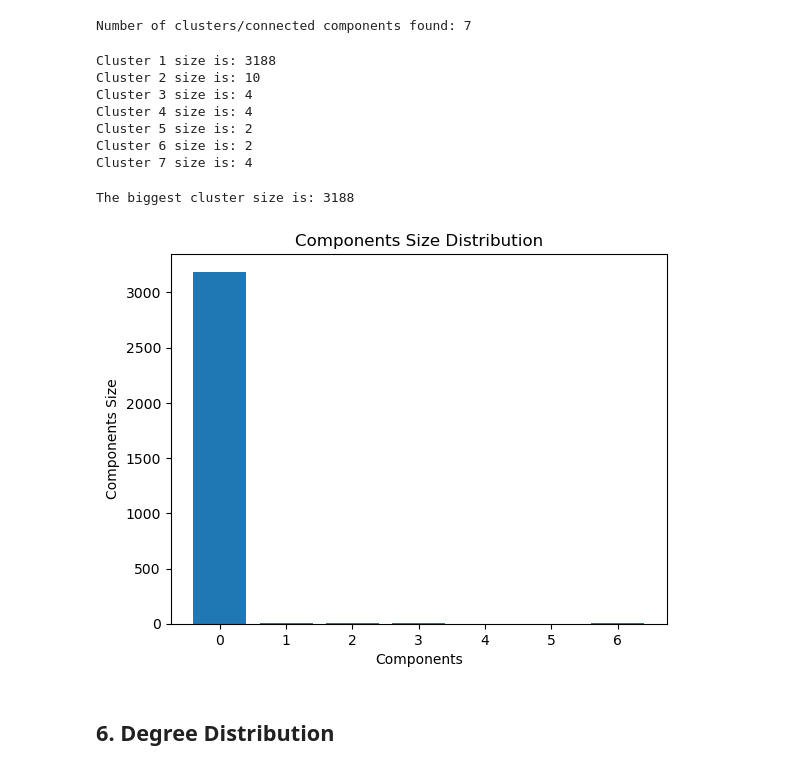
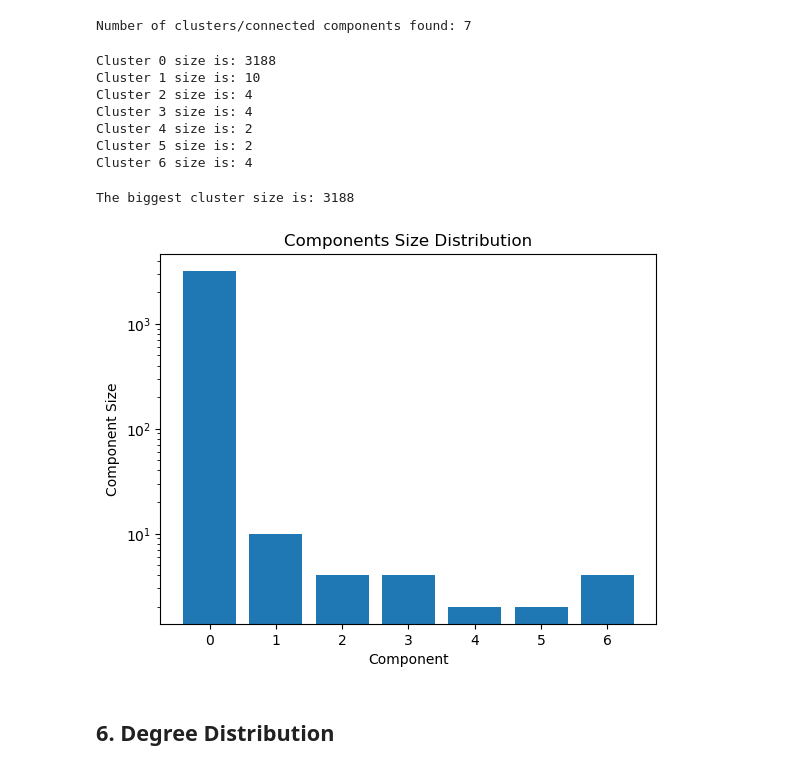
Before and after one commit to dlleonardo/openflights-airport-network-analysis, a Jupyter notebook: main.ipynb, the cells around one changed output. Drawn from its saved outputs; the diff is of its cells as text; code cells hidden in the pictures.

```diff
--- a/main.ipynb
+++ b/main.ipynb
@@ -130,19 +126,19 @@ print(f'Number of clusters/connected components found: {len(clusters)}')
 Number of clusters/connected components found: 7
 # %%
 # Calculating each cluster size
-i = 1
+i = 0
 
 for c in clusters:
     print(f'Cluster {i} size is: {len(c)}')
     i = i + 1
 # %% [output]
-Cluster 1 size is: 3188
-Cluster 2 size is: 10
+Cluster 0 size is: 3188
+Cluster 1 size is: 10
+Cluster 2 size is: 4
 Cluster 3 size is: 4
-Cluster 4 size is: 4
+Cluster 4 size is: 2
 Cluster 5 size is: 2
-Cluster 6 size is: 2
-Cluster 7 size is: 4
+Cluster 6 size is: 4
 # %%
 # Finding the biggest cluster
 cluster_sizes = [len(c) for c in clusters]
@@ -153,12 +149,16 @@ The biggest cluster size is: 3188
 # %%
 # Plotting the component size distribution
 plt.bar(range(len(cluster_sizes)), cluster_sizes)
-plt.xlabel('Components')
-plt.ylabel('Components Size')
+plt.xlabel('Component')
+plt.ylabel('Component Size')
 plt.title('Components Size Distribution')
+
+ax = plt.gca()       # get current axes
+ax.set_yscale('log') # set logarithmic scale
+
 plt.show()
 # %% [output]
-[figure, old version]
+[figure, new version]
 # %% [markdown]
 ## 6. Degree Distribution
 # %% [markdown]
```
Also changed, not shown: parts of 31 cells of this notebook.
